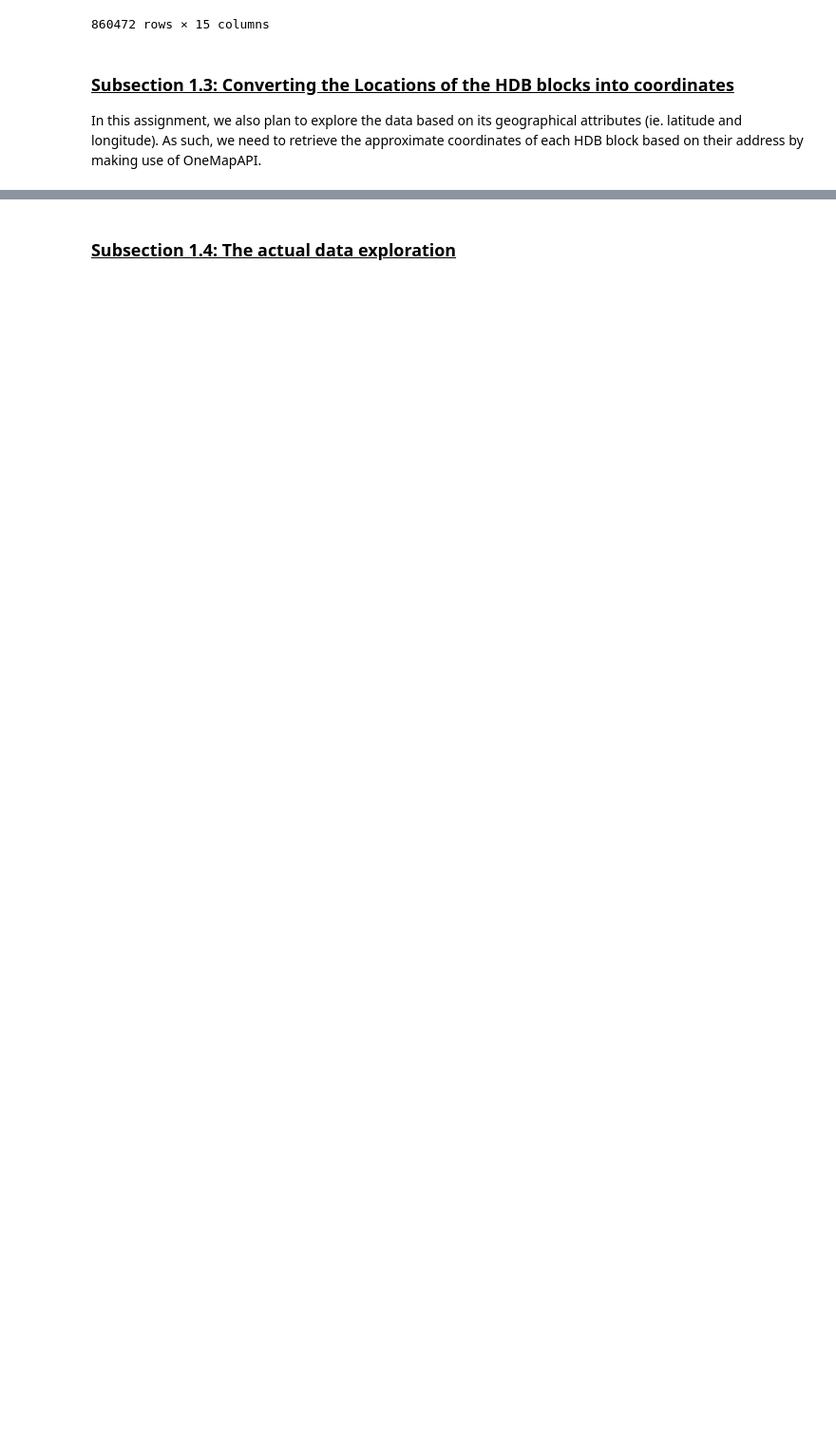
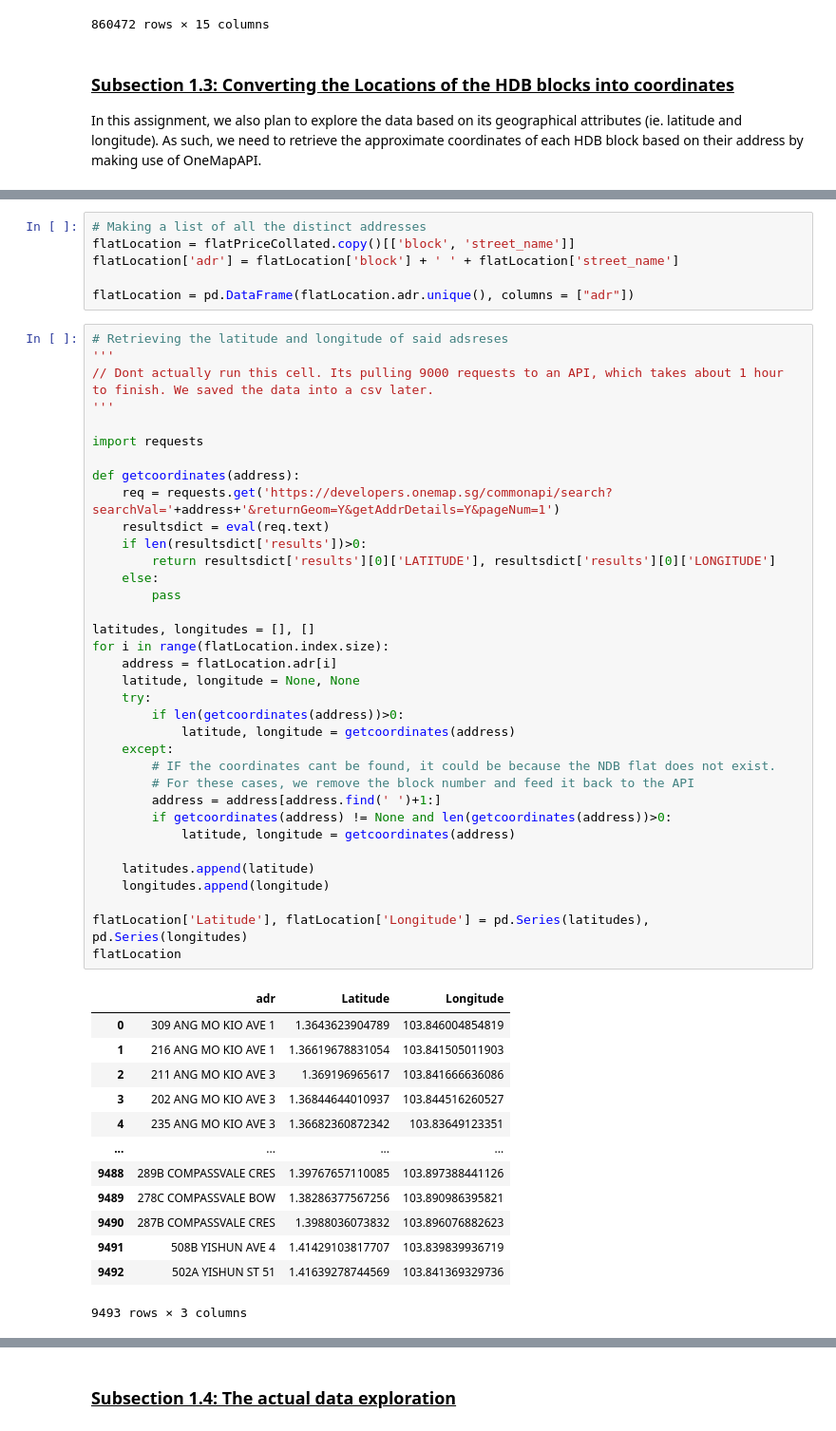
Before and after one commit to coord-geom/cs5131-assignment1, a Jupyter notebook: main.ipynb, the cells around one changed output, grey strips where cells are left out. Shown at 95% size. Cells and saved outputs as stored; diff of their text form; blank space fills up the shorter version.

```diff
--- a/main.ipynb
+++ b/main.ipynb
@@ -348,0 +325,55 @@ fPC
+# %%
+# Making a list of all the distinct addresses
+flatLocation = flatPriceCollated.copy()[['block', 'street_name']]
+flatLocation['adr'] = flatLocation['block'] + ' ' + flatLocation['street_name']
+
+flatLocation = pd.DataFrame(flatLocation.adr.unique(), columns = ["adr"])
+# %%
+# Retrieving the latitude and longitude of said adsreses
+'''
+// Dont actually run this cell. Its pulling 9000 requests to an API, which takes about 1 hour to finish. We saved the data into a csv later.
+'''
+
+import requests
+
+def getcoordinates(address):
+    req = requests.get('https://developers.onemap.sg/commonapi/search?searchVal='+address+'&returnGeom=Y&getAddrDetails=Y&pageNum=1')
+    resultsdict = eval(req.text)
+    if len(resultsdict['results'])>0:
+        return resultsdict['results'][0]['LATITUDE'], resultsdict['results'][0]['LONGITUDE']
+    else:
+        pass
+
+latitudes, longitudes = [], []
+for i in range(flatLocation.index.size):
+    address = flatLocation.adr[i]
+    latitude, longitude = None, None
+    try:
+        if len(getcoordinates(address))>0:
+            latitude, longitude = getcoordinates(address)
+    except:
+        # IF the coordinates cant be found, it could be because the NDB flat does not exist.
+        # For these cases, we remove the block number and feed it back to the API
+        address = address[address.find(' ')+1:]
+        if getcoordinates(address) != None and len(getcoordinates(address))>0:
+            latitude, longitude = getcoordinates(address)
+
+    latitudes.append(latitude)
+    longitudes.append(longitude)
+
+flatLocation['Latitude'], flatLocation['Longitude'] = pd.Series(latitudes), pd.Series(longitudes)
+flatLocation
+# %% [output]
+|  | adr | Latitude | Longitude |
+| 0 | 309 ANG MO KIO AVE 1 | 1.3643623904789 | 103.846004854819 |
+| 1 | 216 ANG MO KIO AVE 1 | 1.36619678831054 | 103.841505011903 |
+| 2 | 211 ANG MO KIO AVE 3 | 1.369196965617 | 103.841666636086 |
+| 3 | 202 ANG MO KIO AVE 3 | 1.36844644010937 | 103.844516260527 |
+| 4 | 235 ANG MO KIO AVE 3 | 1.36682360872342 | 103.83649123351 |
+| ... | ... | ... | ... |
+| 9488 | 289B COMPASSVALE CRES | 1.39767657110085 | 103.897388441126 |
+| 9489 | 278C COMPASSVALE BOW | 1.38286377567256 | 103.890986395821 |
+| 9490 | 287B COMPASSVALE CRES | 1.3988036073832 | 103.896076882623 |
+| 9491 | 508B YISHUN AVE 4 | 1.41429103817707 | 103.839839936719 |
+| 9492 | 502A YISHUN ST 51 | 1.41639278744569 | 103.841369329736 |
+9493 rows × 3 columns
```
Also changed, not shown: parts of 11 cells of this notebook, 1 other file.
